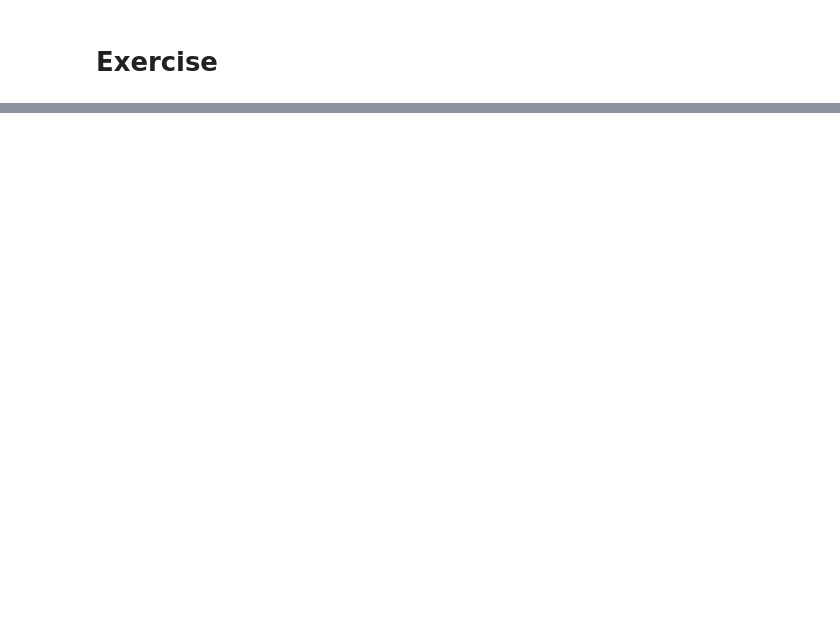
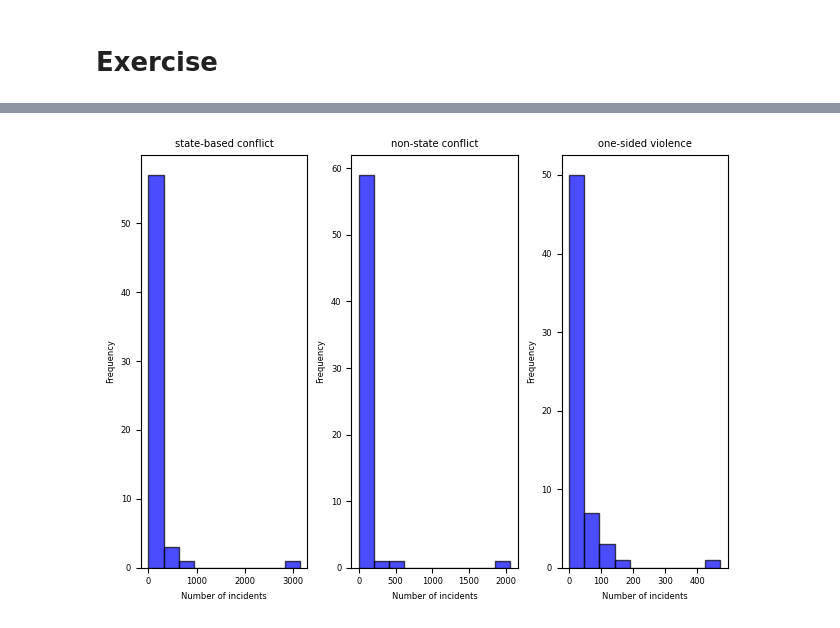
Before and after one commit to Jonghun-Han/HEDSpython, a Jupyter notebook: Tutorial_4.ipynb, the cells around one changed output, grey strips where cells are left out. Cells and saved outputs as stored; diff of their text form; code cells hidden in the pictures; blank space fills up the shorter version.

```diff
--- a/Tutorial_4.ipynb
+++ b/Tutorial_4.ipynb
@@ -142,0 +331,17 @@ Download the first 10000 violent incidents acoross the world reported in 2020 by
+# %%
+incidents=pd.DataFrame(incidents.unstack()).reset_index()
+incidents.rename(columns={0:'count'}, inplace=True)
+# %%
+violence_name = {1: 'state-based conflict', 2: 'non-state conflict', 3: 'one-sided violence'}
+types_of_violence = incidents['type_of_violence'].unique()
+for i, type_of_violence in enumerate(types_of_violence):
+    plt.subplot(1, len(types_of_violence), i + 1)
+    plt.hist(incidents[incidents['type_of_violence'] == type_of_violence]['count'], bins=10, color='blue', edgecolor='black', alpha=0.7)
+    plt.title(violence_name[type_of_violence])
+    plt.xlabel('Number of incidents')
+    plt.ylabel('Frequency')
+
+plt.tight_layout()
+plt.show()
+# %% [output]
+[figure, added]
```
Also changed, not shown: parts of 25 cells of this notebook, 1 other file.
